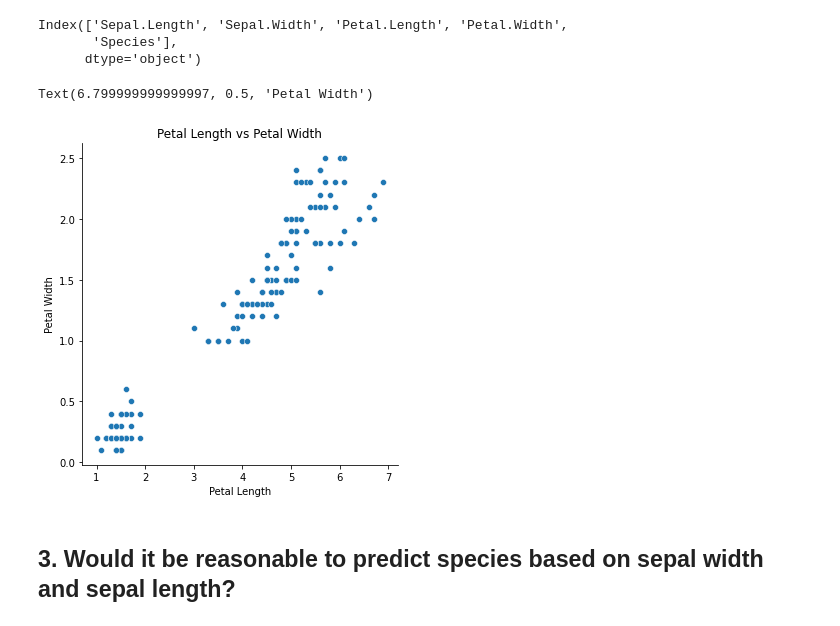
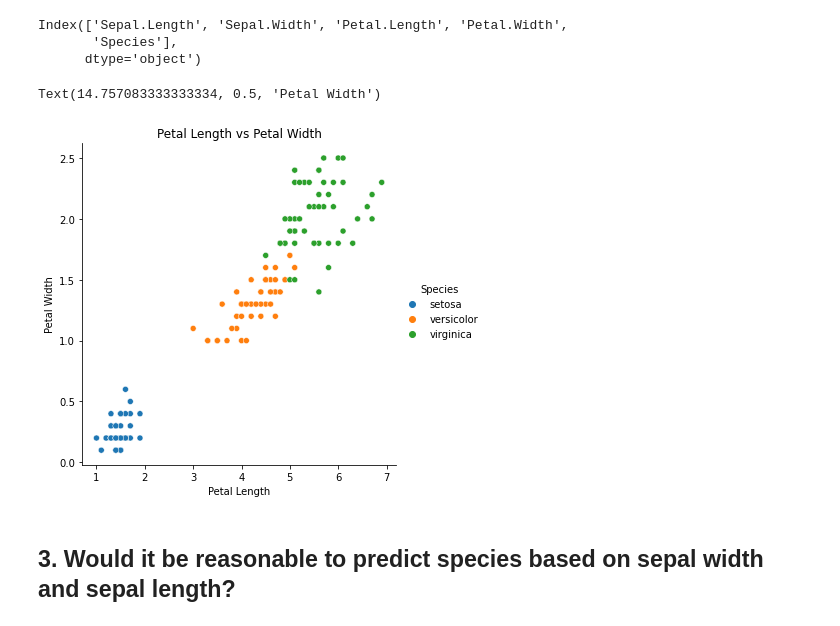
Before and after one commit to mariamnaqvi/numpy-pandas-visualization-exercises, a Jupyter notebook: seaborn_exercises.ipynb, the cells around one changed output. Drawn from its saved outputs; the diff is of its cells as text; code cells hidden in the pictures.

```diff
--- a/seaborn_exercises.ipynb
+++ b/seaborn_exercises.ipynb
@@ -52,14 +41,14 @@ Index(['Sepal.Length', 'Sepal.Width', 'Petal.Length', 'Petal.Width',
        'Species'],
       dtype='object')
 # %%
-sns.relplot(x='Petal.Length', y='Petal.Width', data=iris)
+sns.relplot(x='Petal.Length', y='Petal.Width', hue = 'Species', data=iris)
 plt.title('Petal Length vs Petal Width')
 plt.xlabel('Petal Length')
 plt.ylabel('Petal Width')
 # There is a correlation between petal length and petal width
 # %% [output]
-Text(6.799999999999997, 0.5, 'Petal Width')
+Text(14.757083333333334, 0.5, 'Petal Width')
-[figure, old version]
+[figure, new version]
 # %% [markdown]
 ## 3. Would it be reasonable to predict species based on sepal width and sepal length?
 # %%
```
Also changed, not shown: parts of 23 cells of this notebook.
